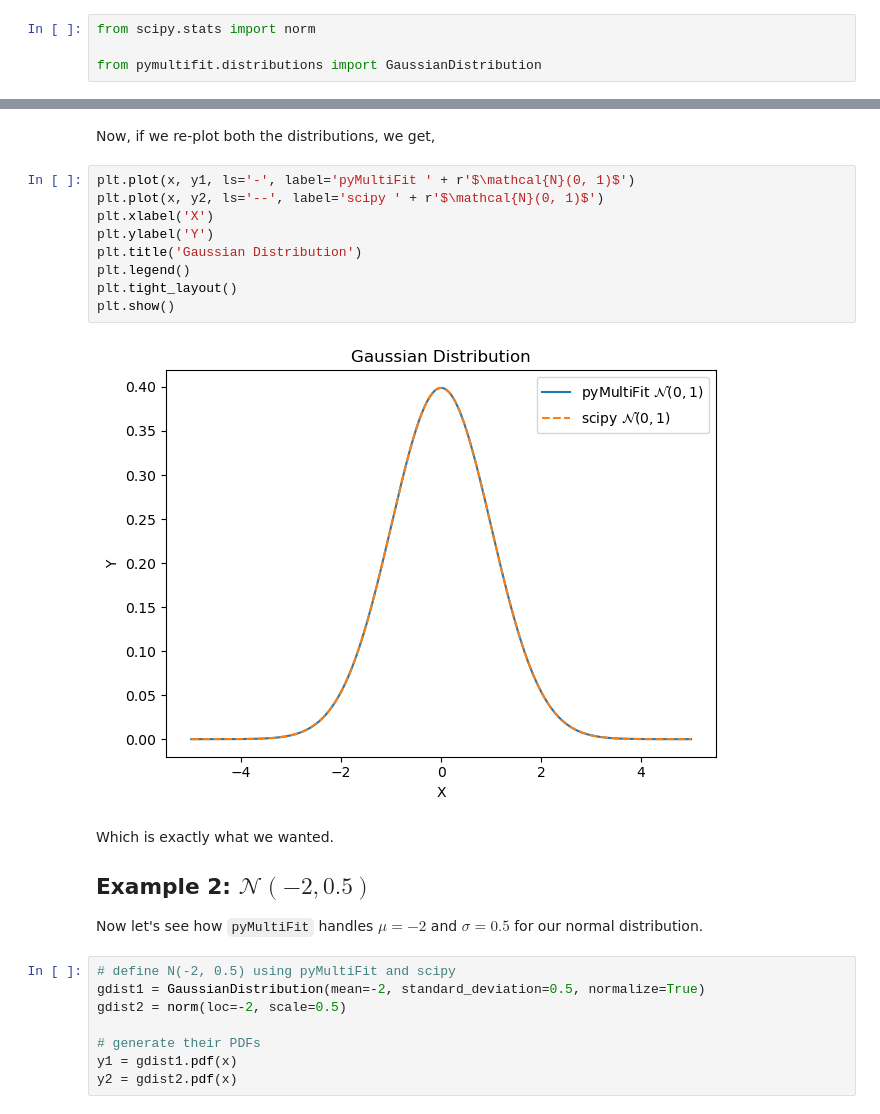
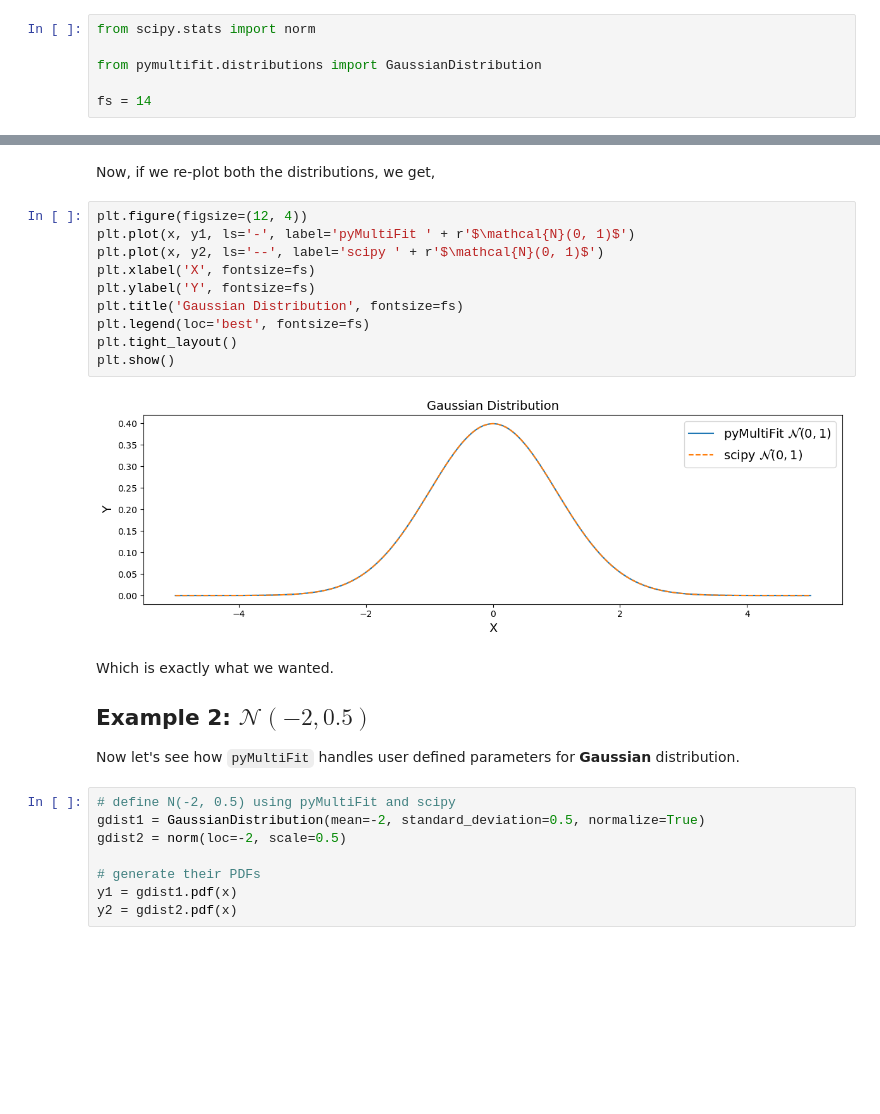
Before and after one commit to syedalimohsinbukhari/pyMultiFit, a Jupyter notebook: tutorials/generating_data.ipynb, the cells around one changed output, grey strips where cells are left out. Cells and saved outputs as stored; diff of their text form; blank space fills up the shorter version.

```diff
--- a/tutorials/generating_data.ipynb
+++ b/tutorials/generating_data.ipynb
@@ -9,4 +9,6 @@ Let's generate $\mathcal{N}(0, 1)$ using `pyMultiFit`. For comparison, we will a
 from scipy.stats import norm
 
 from pymultifit.distributions import GaussianDistribution
+
+fs = 14
 # %% [markdown]
@@ -54,22 +59,23 @@ y1 = gdist1.pdf(x)
 # %% [markdown]
 Now, if we re-plot both the distributions, we get,
 # %%
+plt.figure(figsize=(12, 4))
 plt.plot(x, y1, ls='-', label='pyMultiFit ' + r'$\mathcal{N}(0, 1)$')
 plt.plot(x, y2, ls='--', label='scipy ' + r'$\mathcal{N}(0, 1)$')
-plt.xlabel('X')
-plt.ylabel('Y')
-plt.title('Gaussian Distribution')
-plt.legend()
+plt.xlabel('X', fontsize=fs)
+plt.ylabel('Y', fontsize=fs)
+plt.title('Gaussian Distribution', fontsize=fs)
+plt.legend(loc='best', fontsize=fs)
 plt.tight_layout()
 plt.show()
 # %% [output]
-[figure, old version]
+[figure, new version]
 # %% [markdown]
 Which is exactly what we wanted.
 
 ## Example 2: $\mathcal{N}(-2, 0.5)$
 
-Now let's see how `pyMultiFit` handles $\mu=-2$ and $\sigma = 0.5$ for our normal distribution.
+Now let's see how `pyMultiFit` handles user defined parameters for **Gaussian** distribution.
 # %%
 # define N(-2, 0.5) using pyMultiFit and scipy
 gdist1 = GaussianDistribution(mean=-2, standard_deviation=0.5, normalize=True)
```
Also changed, not shown: parts of 8 cells of this notebook, 1 other file.
